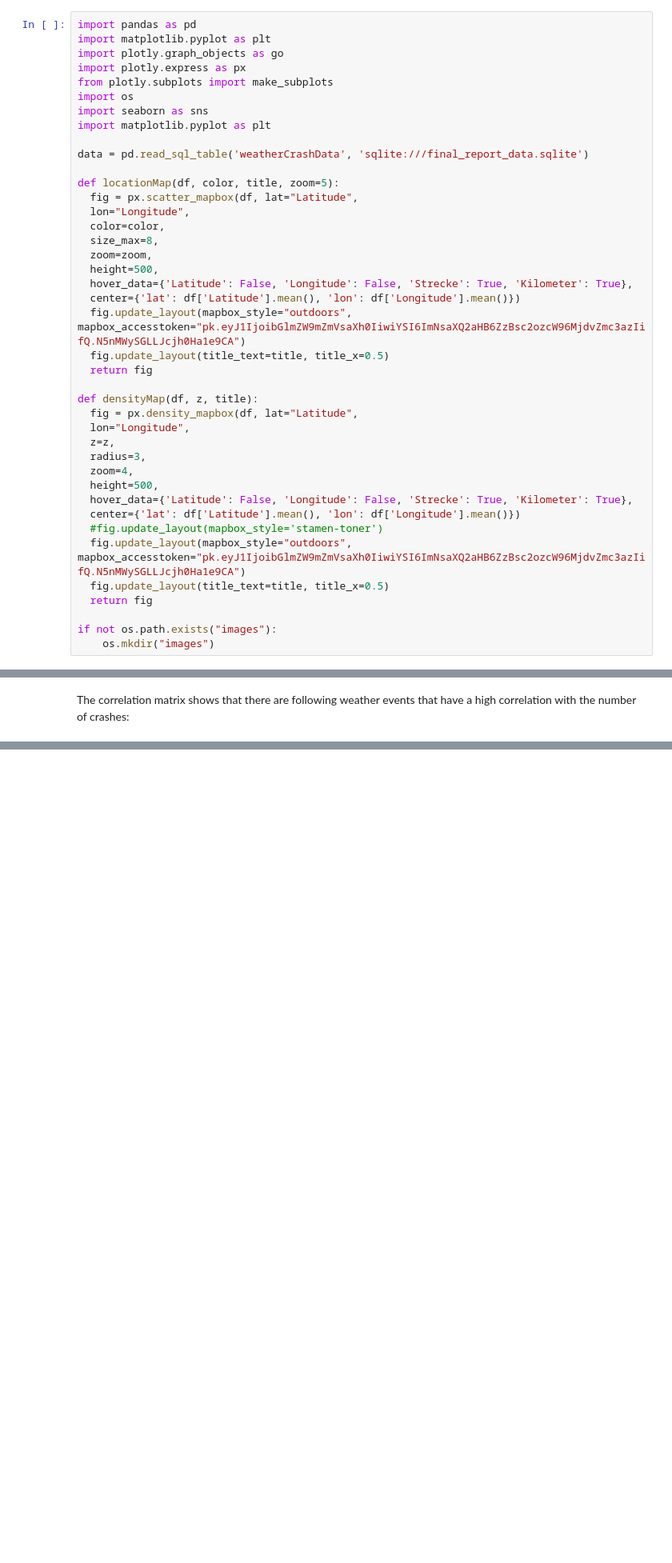
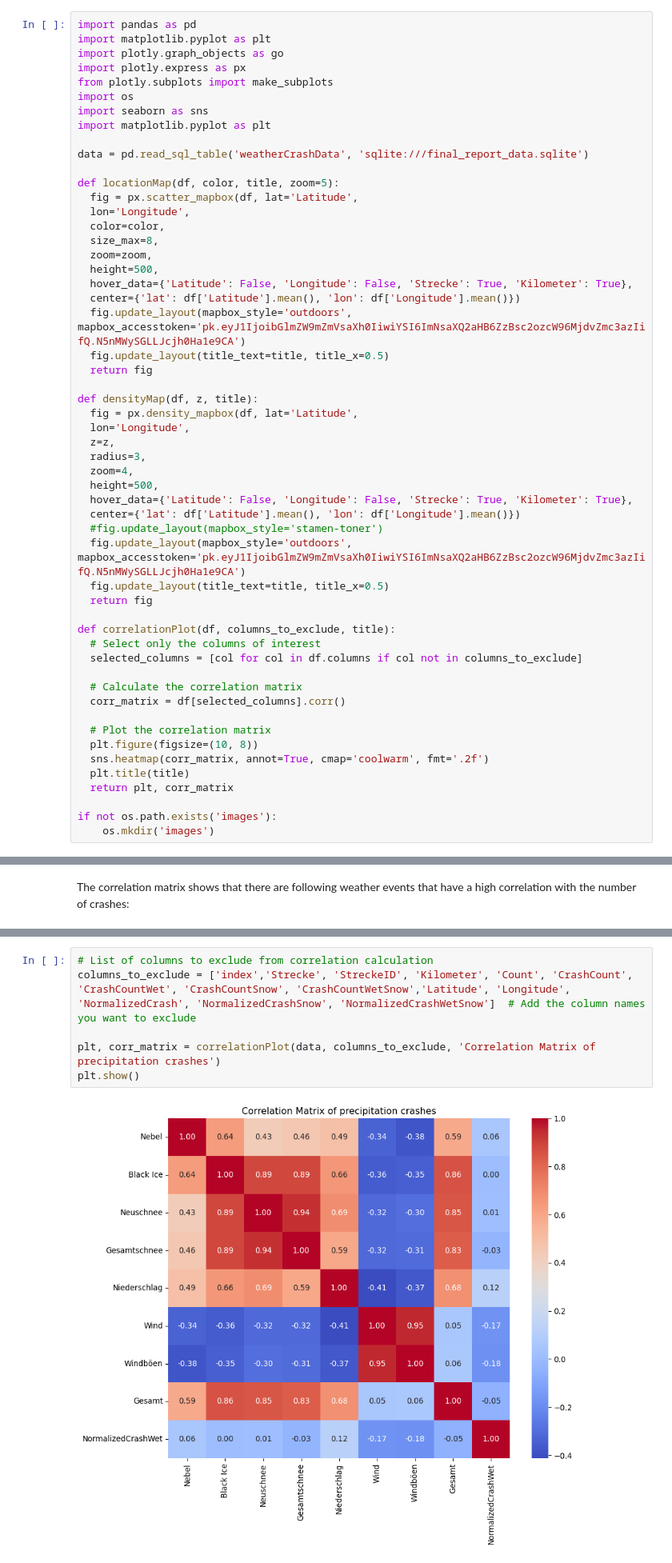
Before and after one commit to lifeoffelixt/2023-amse-he46pusa, a Jupyter notebook: project/final_report/final_report.ipynb, the cells around one changed output, grey strips where cells are left out. Shown at 80% size. Drawn from its saved outputs; the diff is of its cells as text; blank space fills up the shorter version.

```diff
--- a/project/final_report/final_report.ipynb
+++ b/project/final_report/final_report.ipynb
@@ -18,21 +18,21 @@ import matplotlib.pyplot as plt
 data = pd.read_sql_table('weatherCrashData', 'sqlite:///final_report_data.sqlite')
 
 def locationMap(df, color, title, zoom=5):
-  fig = px.scatter_mapbox(df, lat="Latitude",
-  lon="Longitude",
+  fig = px.scatter_mapbox(df, lat='Latitude',
+  lon='Longitude',
   color=color,
   size_max=8,
   zoom=zoom,
   height=500,
   hover_data={'Latitude': False, 'Longitude': False, 'Strecke': True, 'Kilometer': True},
   center={'lat': df['Latitude'].mean(), 'lon': df['Longitude'].mean()})
-  fig.update_layout(mapbox_style="outdoors", mapbox_accesstoken="pk.eyJ1IjoibGlmZW9mZmVsaXh0IiwiYSI6ImNsaXQ2aHB6ZzBsc2ozcW96MjdvZmc3azIifQ.N5nMWySGLLJcjh0Ha1e9CA")
+  fig.update_layout(mapbox_style='outdoors', mapbox_accesstoken='pk.eyJ1IjoibGlmZW9mZmVsaXh0IiwiYSI6ImNsaXQ2aHB6ZzBsc2ozcW96MjdvZmc3azIifQ.N5nMWySGLLJcjh0Ha1e9CA')
   fig.update_layout(title_text=title, title_x=0.5)
   return fig
 
 def densityMap(df, z, title):
-  fig = px.density_mapbox(df, lat="Latitude",
-  lon="Longitude",
+  fig = px.density_mapbox(df, lat='Latitude',
+  lon='Longitude',
   z=z,
   radius=3,
   zoom=4,
@@ -40,12 +40,25 @@ def densityMap(df, z, title):
   hover_data={'Latitude': False, 'Longitude': False, 'Strecke': True, 'Kilometer': True},
   center={'lat': df['Latitude'].mean(), 'lon': df['Longitude'].mean()})
   #fig.update_layout(mapbox_style='stamen-toner')
-  fig.update_layout(mapbox_style="outdoors", mapbox_accesstoken="pk.eyJ1IjoibGlmZW9mZmVsaXh0IiwiYSI6ImNsaXQ2aHB6ZzBsc2ozcW96MjdvZmc3azIifQ.N5nMWySGLLJcjh0Ha1e9CA")
+  fig.update_layout(mapbox_style='outdoors', mapbox_accesstoken='pk.eyJ1IjoibGlmZW9mZmVsaXh0IiwiYSI6ImNsaXQ2aHB6ZzBsc2ozcW96MjdvZmc3azIifQ.N5nMWySGLLJcjh0Ha1e9CA')
   fig.update_layout(title_text=title, title_x=0.5)
   return fig
 
-if not os.path.exists("images"):
-    os.mkdir("images")
+def correlationPlot(df, columns_to_exclude, title):
+  # Select only the columns of interest
+  selected_columns = [col for col in df.columns if col not in columns_to_exclude]
+
+  # Calculate the correlation matrix
+  corr_matrix = df[selected_columns].corr()
+
+  # Plot the correlation matrix
+  plt.figure(figsize=(10, 8))
+  sns.heatmap(corr_matrix, annot=True, cmap='coolwarm', fmt='.2f')
+  plt.title(title)
+  return plt, corr_matrix
+
+if not os.path.exists('images'):
+    os.mkdir('images')
 # %% [markdown]
 ## Summary
 
@@ -180,0 +210,8 @@ fig_4.show()
+# %%
+# List of columns to exclude from correlation calculation
+columns_to_exclude = ['index','Strecke', 'StreckeID', 'Kilometer', 'Count', 'CrashCount', 'CrashCountWet', 'CrashCountSnow', 'CrashCountWetSnow','Latitude', 'Longitude', 'NormalizedCrash', 'NormalizedCrashSnow', 'NormalizedCrashWetSnow']  # Add the column names you want to exclude
+
+plt, corr_matrix = correlationPlot(data, columns_to_exclude, 'Correlation Matrix of precipitation crashes')
+plt.show()
+# %% [output]
+[figure, added]
```
Also changed, not shown: parts of 22 cells of this notebook, 1 other file.
